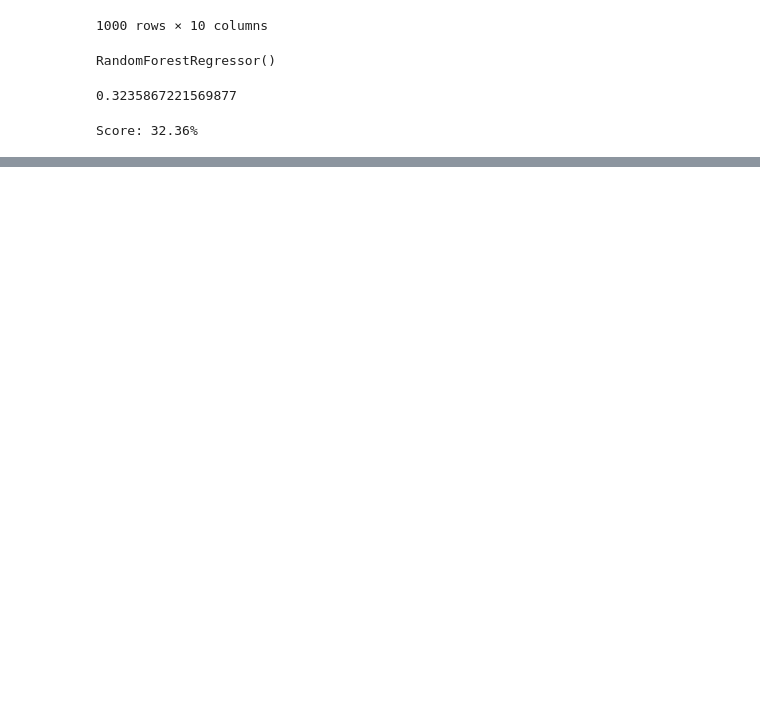
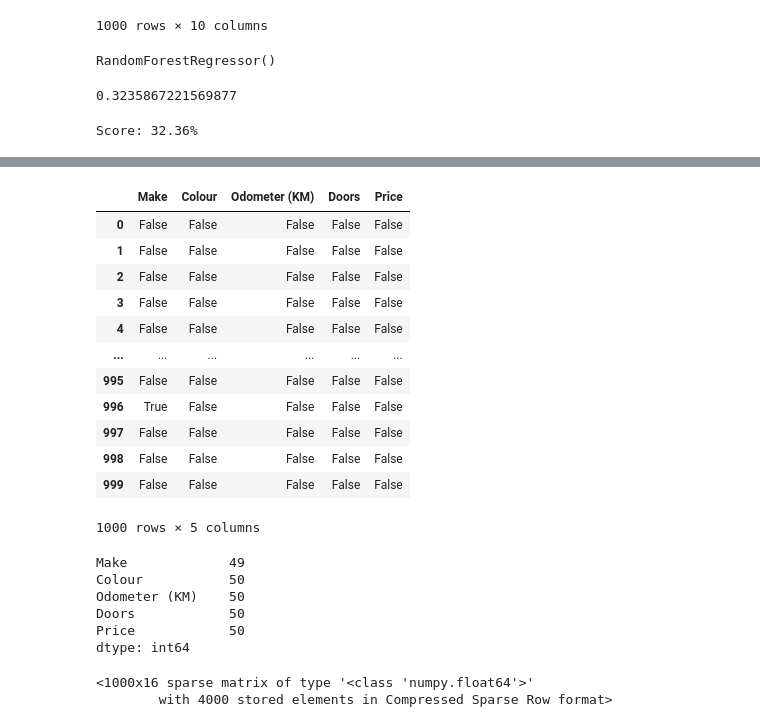
Before and after one commit to KostasEreksonas/ZTM_ML, a Jupyter notebook: introduction-to-scikit-learn.ipynb, the cells around one changed output, grey strips where cells are left out. Cells and saved outputs as stored; diff of their text form; code cells hidden in the pictures; blank space fills up the shorter version.

```diff
--- a/introduction-to-scikit-learn.ipynb
+++ b/introduction-to-scikit-learn.ipynb
@@ -378,0 +374,4 @@ Score: 32.36%
+# %%
+# Import car sales missing data
+car_sales_missing = pd.read_csv("data/car-sales-extended-missing-data.csv")
+car_sales_missing.head()
@@ -378,0 +385,25 @@ Score: 32.36%
+# %%
+car_sales_missing.isna()
+# %% [output]
+|  | Make | Colour | Odometer (KM) | Doors | Price |
+| 0 | False | False | False | False | False |
+| 1 | False | False | False | False | False |
+| 2 | False | False | False | False | False |
+| 3 | False | False | False | False | False |
+| 4 | False | False | False | False | False |
+| ... | ... | ... | ... | ... | ... |
+| 995 | False | False | False | False | False |
+| 996 | True | False | False | False | False |
+| 997 | False | False | False | False | False |
+| 998 | False | False | False | False | False |
+| 999 | False | False | False | False | False |
+1000 rows × 5 columns
+# %%
+car_sales_missing.isna().sum()
+# %% [output]
+Make             49
+Colour           50
+Odometer (KM)    50
+Doors            50
+Price            50
+dtype: int64
@@ -378,0 +414,17 @@ Score: 32.36%
+# %%
+# Let's try and convert our data to numbers
+# Encode categories into numbers
+from sklearn.preprocessing import OneHotEncoder
+from sklearn.compose import ColumnTransformer
+
+categorical_features = ["Make", "Colour", "Doors"]
+one_hot = OneHotEncoder()
+transformer = ColumnTransformer([("one_hot",
+                                   one_hot,
+                                   categorical_features)],
+                                   remainder="passthrough")
+transformed_X = transformer.fit_transform(X)
+transformed_X
+# %% [output]
+<1000x16 sparse matrix of type '<class 'numpy.float64'>'
+        with 4000 stored elements in Compressed Sparse Row format>
```
Also changed, not shown: parts of 79 cells of this notebook, 1 other file.
